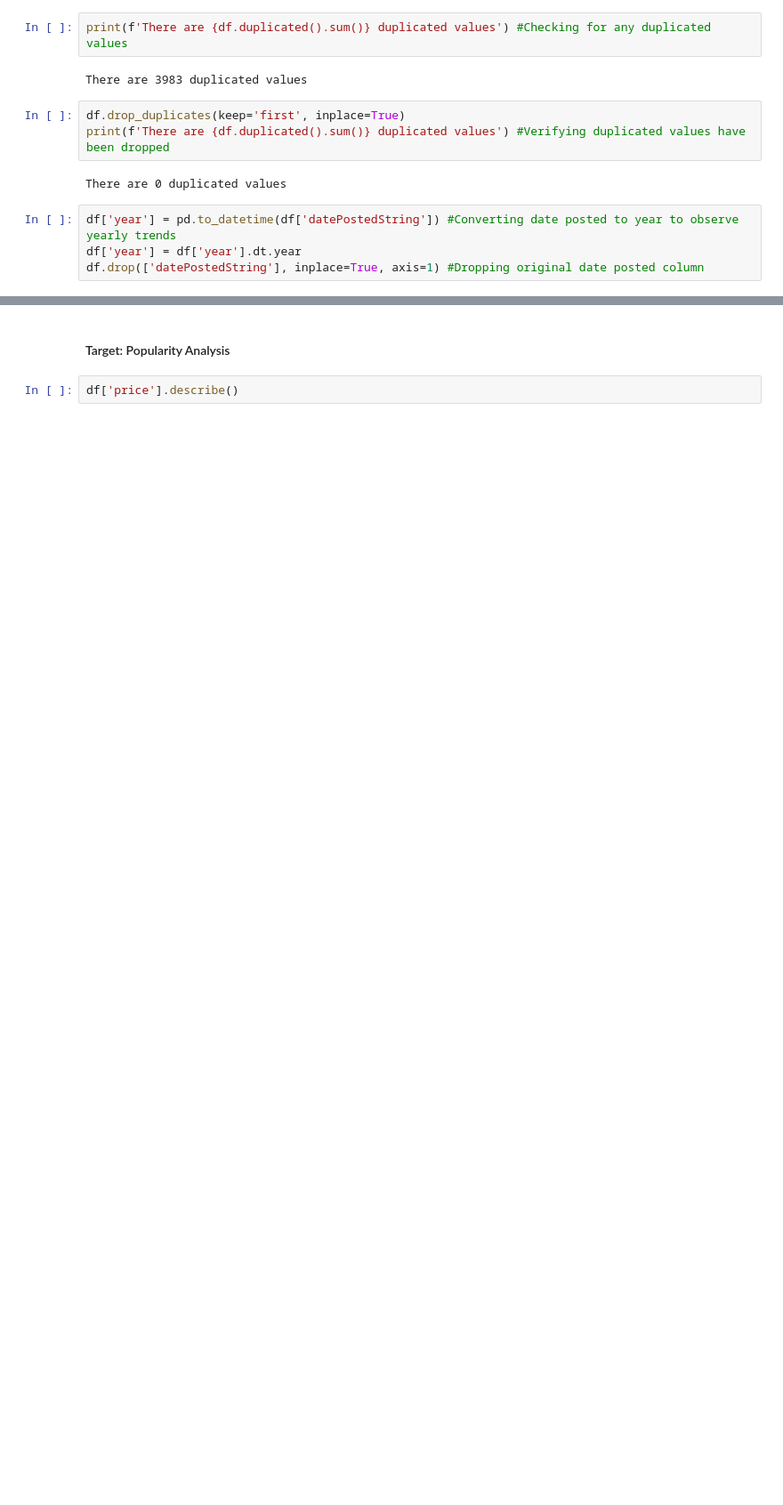
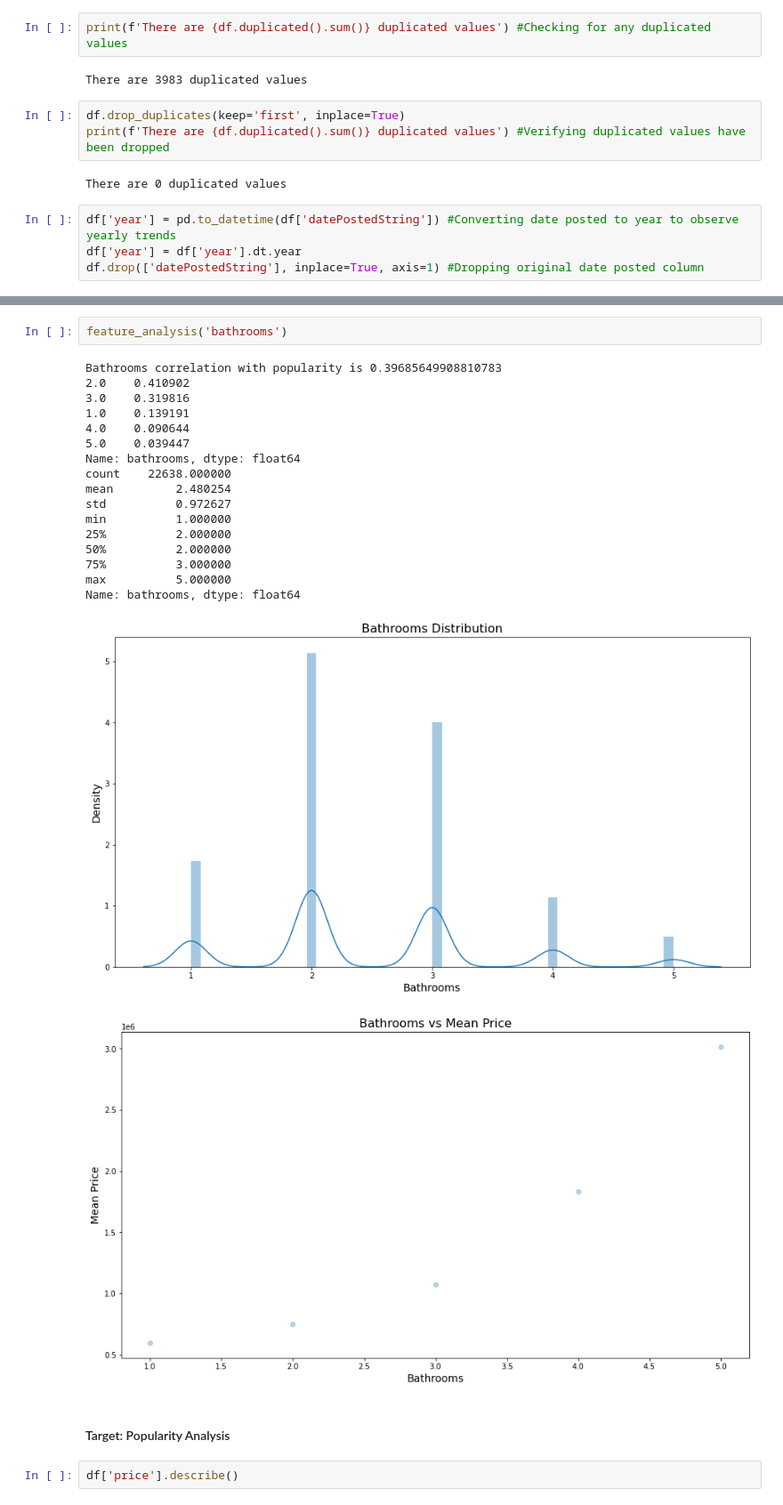
Before and after one commit to erin-vu/real_estate, a Jupyter notebook: Real Estate Analysis.ipynb, the cells around one changed output, grey strips where cells are left out. Shown: that part at 89% size. Drawn from its saved outputs; the diff is of its cells as text; blank space fills up the shorter version.

```diff
--- a/Real Estate Analysis.ipynb
+++ b/Real Estate Analysis.ipynb
@@ -111,3 +171,24 @@ df.drop(['datePostedString'], inplace=True, axis=1) #Dropping original date post
+# %%
+feature_analysis('bathrooms')
+# %% [output]
+Bathrooms correlation with popularity is 0.39685649908810783
+2.0    0.410902
+3.0    0.319816
+1.0    0.139191
+4.0    0.090644
+5.0    0.039447
+Name: bathrooms, dtype: float64
+count    22638.000000
+mean         2.480254
+std          0.972627
+min          1.000000
+25%          2.000000
+50%          2.000000
+75%          3.000000
+max          5.000000
+Name: bathrooms, dtype: float64
+[figure, added]
+[figure, added]
 # %% [markdown]
 #### Target: Popularity Analysis
 # %%
```
Also changed, not shown: parts of 14 cells of this notebook.
